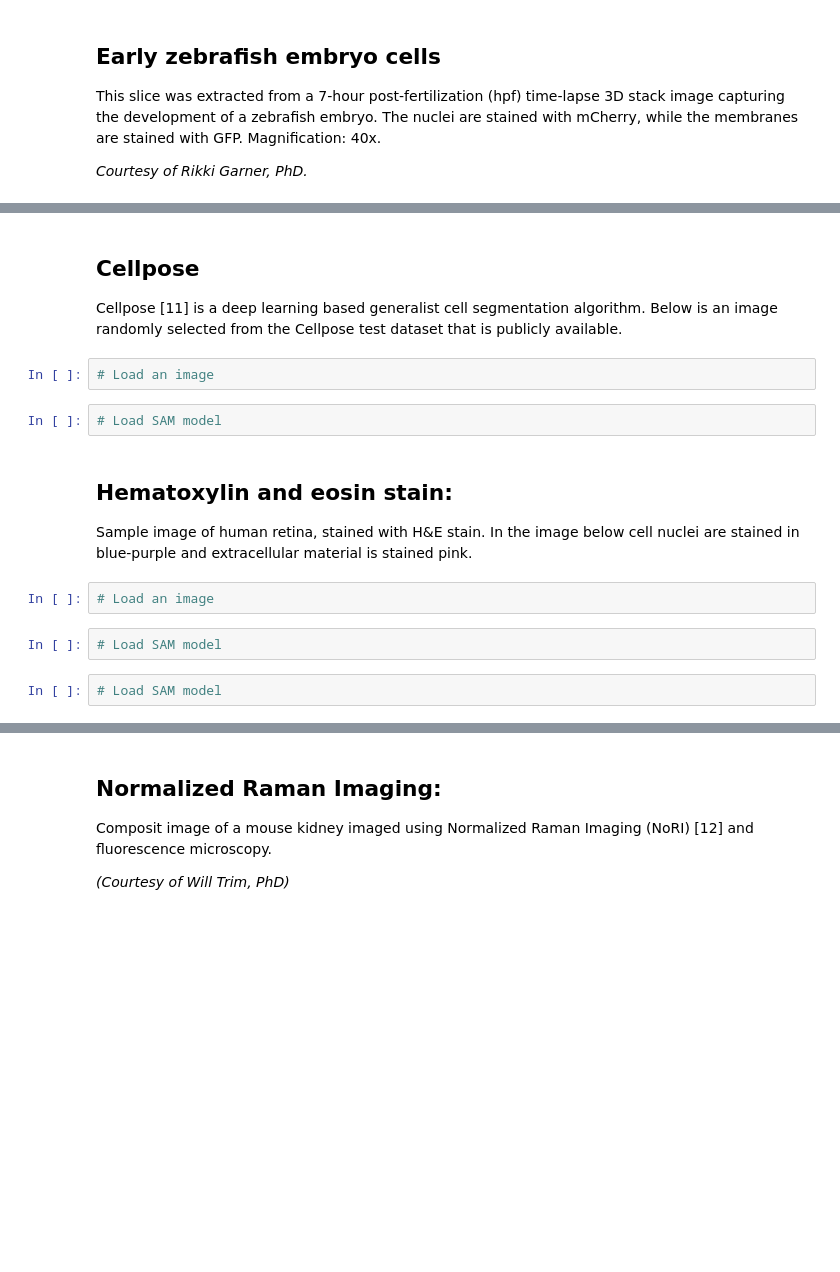
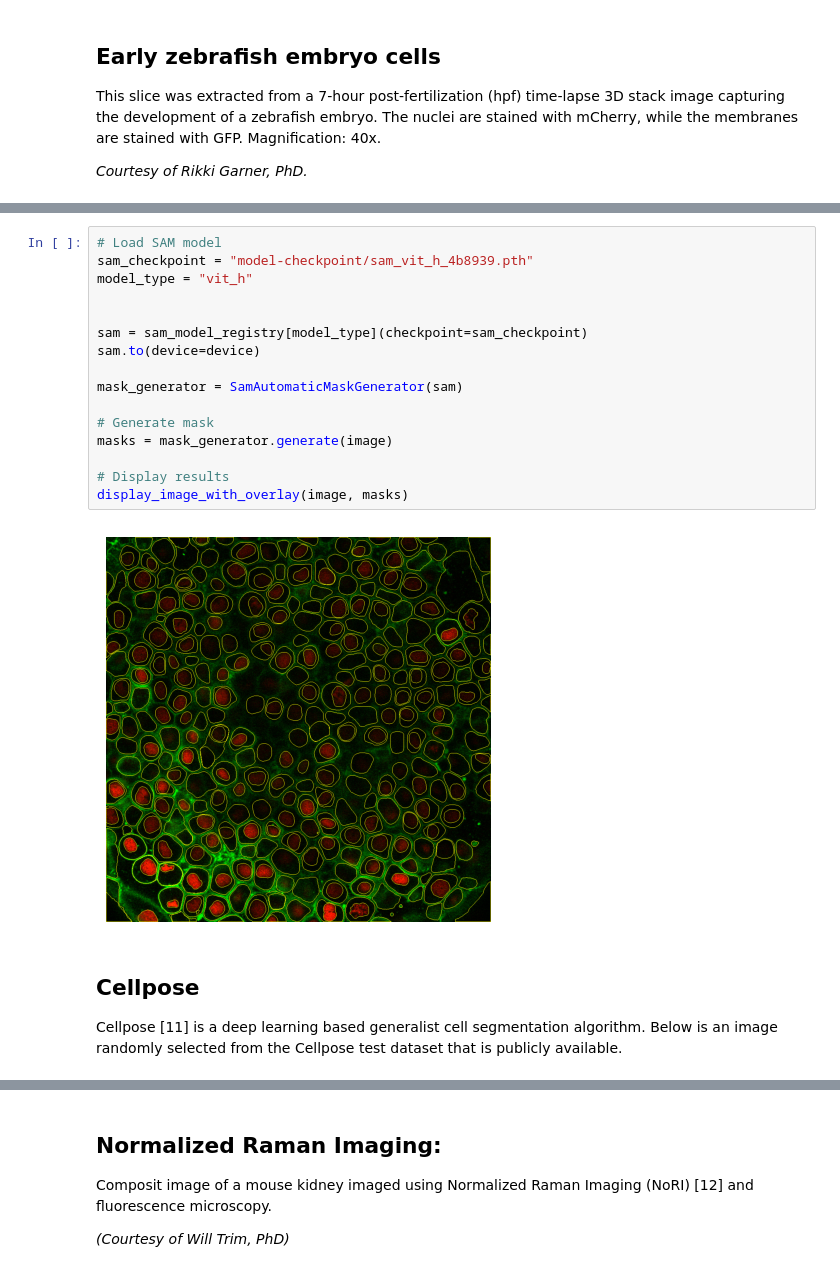
Before and after one commit to rkarmaka/SAM-using-Python-for-Microscopy-Data, a Jupyter notebook: [COURSE_TEMPLATE]_Segment_Anything_with_Python_for_Microscopy_Images.ipynb, the cells around one changed output, grey strips where cells are left out. Drawn from its saved outputs; the diff is of its cells as text; blank space fills up the shorter version.

```diff
--- a/[COURSE_TEMPLATE]_Segment_Anything_with_Python_for_Microscopy_Images.ipynb
+++ b/[COURSE_TEMPLATE]_Segment_Anything_with_Python_for_Microscopy_Images.ipynb
@@ -344,18 +380,22 @@ This slice was extracted from a 7-hour post-fertilization (hpf) time-lapse 3D st
+# %%
+# Load SAM model
+sam_checkpoint = "model-checkpoint/sam_vit_h_4b8939.pth"
+model_type = "vit_h"
+
+
+sam = sam_model_registry[model_type](checkpoint=sam_checkpoint)
+sam.to(device=device)
+
+mask_generator = SamAutomaticMaskGenerator(sam)
+
+# Generate mask
+masks = mask_generator.generate(image)
+
+# Display results
+display_image_with_overlay(image, masks)
+# %% [output]
+[figure, added]
 # %% [markdown]
 ## Cellpose
 
 Cellpose [11] is a deep learning based generalist cell segmentation algorithm. Below is an image randomly selected from the Cellpose test dataset that is publicly available.
-# %%
-# Load an image
-# %%
-# Load SAM model
-# %% [markdown]
-## Hematoxylin and eosin stain:
-
-Sample image of human retina, stained with H&E stain. In the image below cell nuclei are stained in blue-purple and extracellular material is stained pink.
-# %%
-# Load an image
-# %%
-# Load SAM model
-# %%
-# Load SAM model
```
Also changed, not shown: parts of 129 cells of this notebook.
